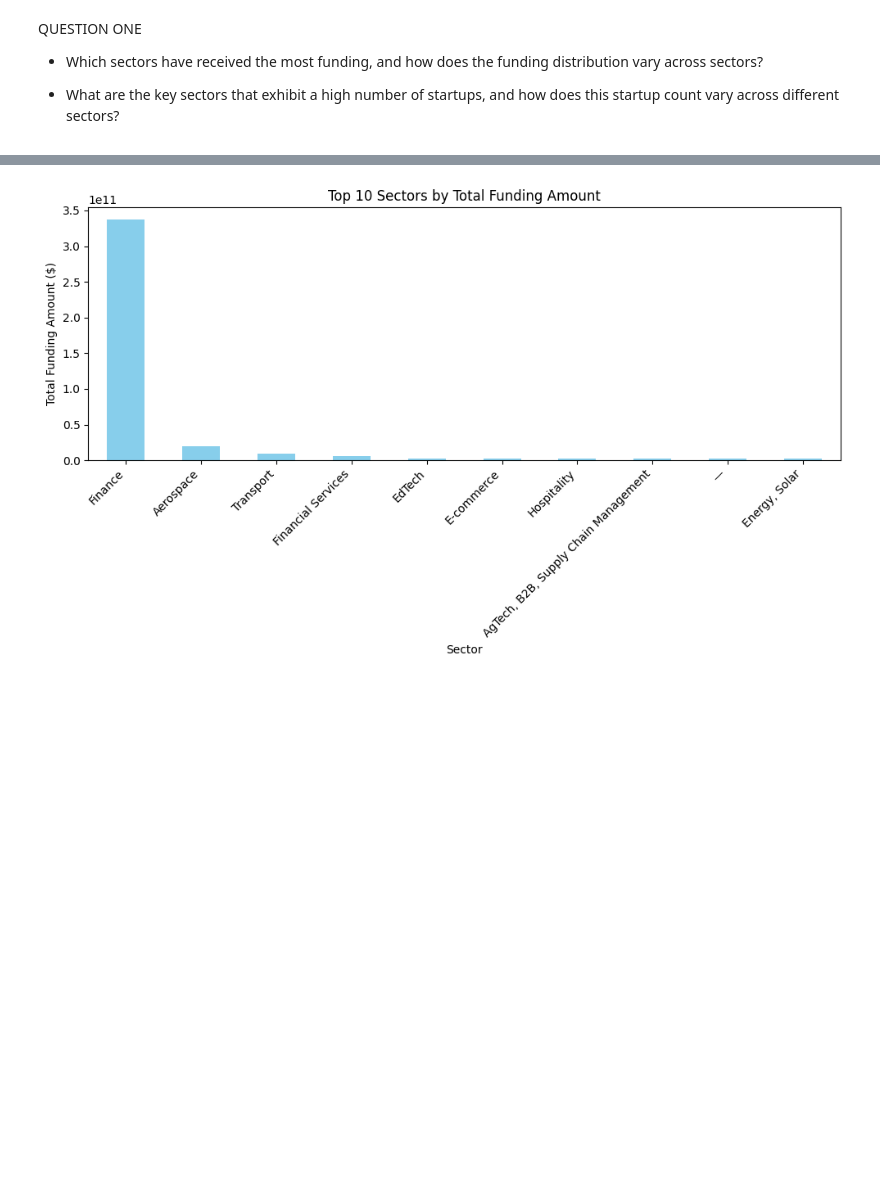
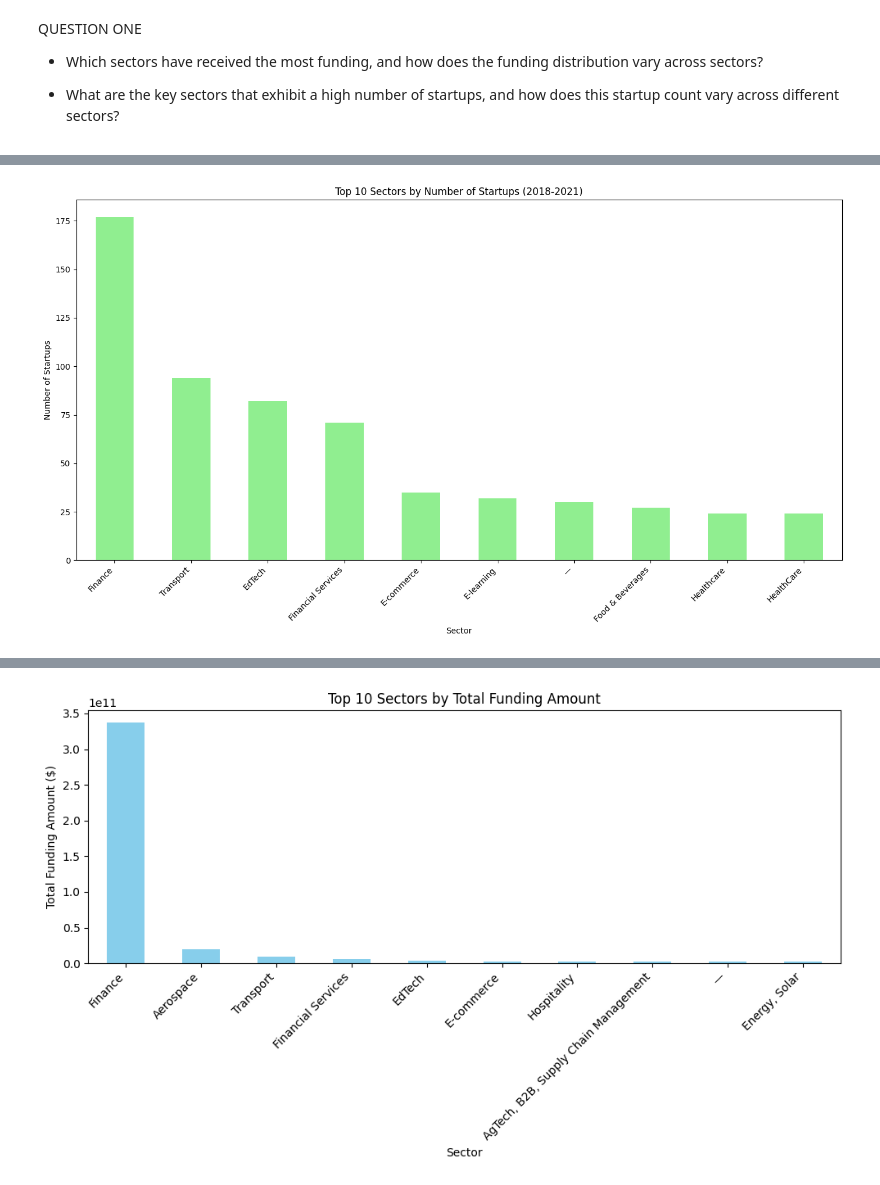
Before and after one commit to codeayiku/Demo-indian-start-up, a Jupyter notebook: Notebooks/India.ipynb, the cells around one changed output, grey strips where cells are left out. Cells and saved outputs as stored; diff of their text form; code cells hidden in the pictures; blank space fills up the shorter version.

```diff
--- a/Notebooks/India.ipynb
+++ b/Notebooks/India.ipynb
@@ -1289,3 +1311,21 @@ QUESTION ONE
+# %%
+# Group by sector and count the number of startups
+sector_startup_count = df_filtered['Sector'].value_counts()
+
+# Get the top 10 sectors by startup count
+top_10_sectors_startups = sector_startup_count.head(10)
+
+# Visualization - Bar Chart for Top 10 Sectors by Number of Startups
+plt.figure(figsize=(14, 8))
+top_10_sectors_startups.plot(kind='bar', color='lightgreen')
+plt.title('Top 10 Sectors by Number of Startups (2018-2021)')
+plt.xlabel('Sector')
+plt.ylabel('Number of Startups')
+plt.xticks(rotation=45, ha='right')
+plt.tight_layout()
+plt.show()
+# %% [output]
+[figure, added]
 # %%
 
 
```
Also changed, not shown: parts of 18 cells of this notebook.
